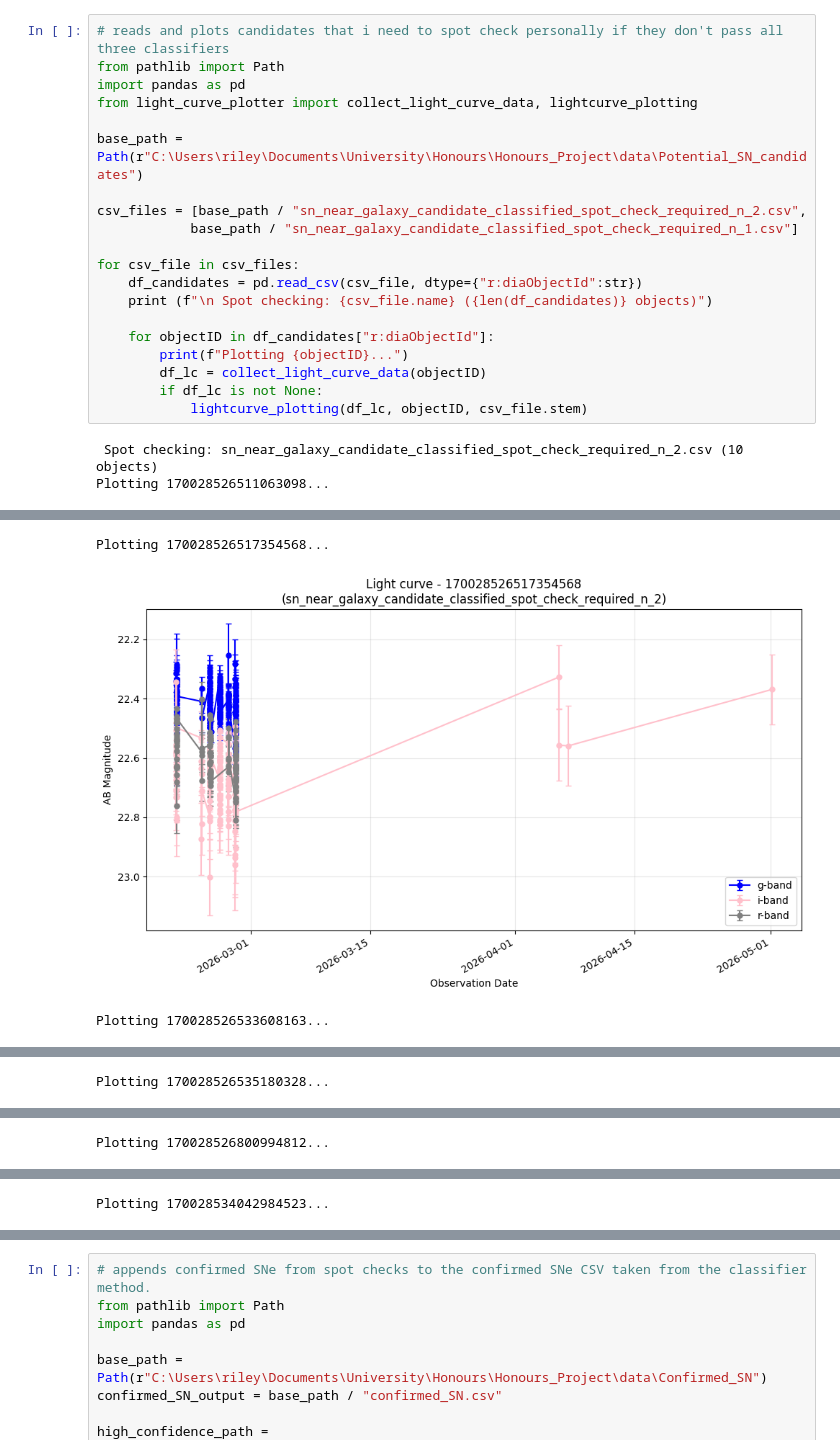
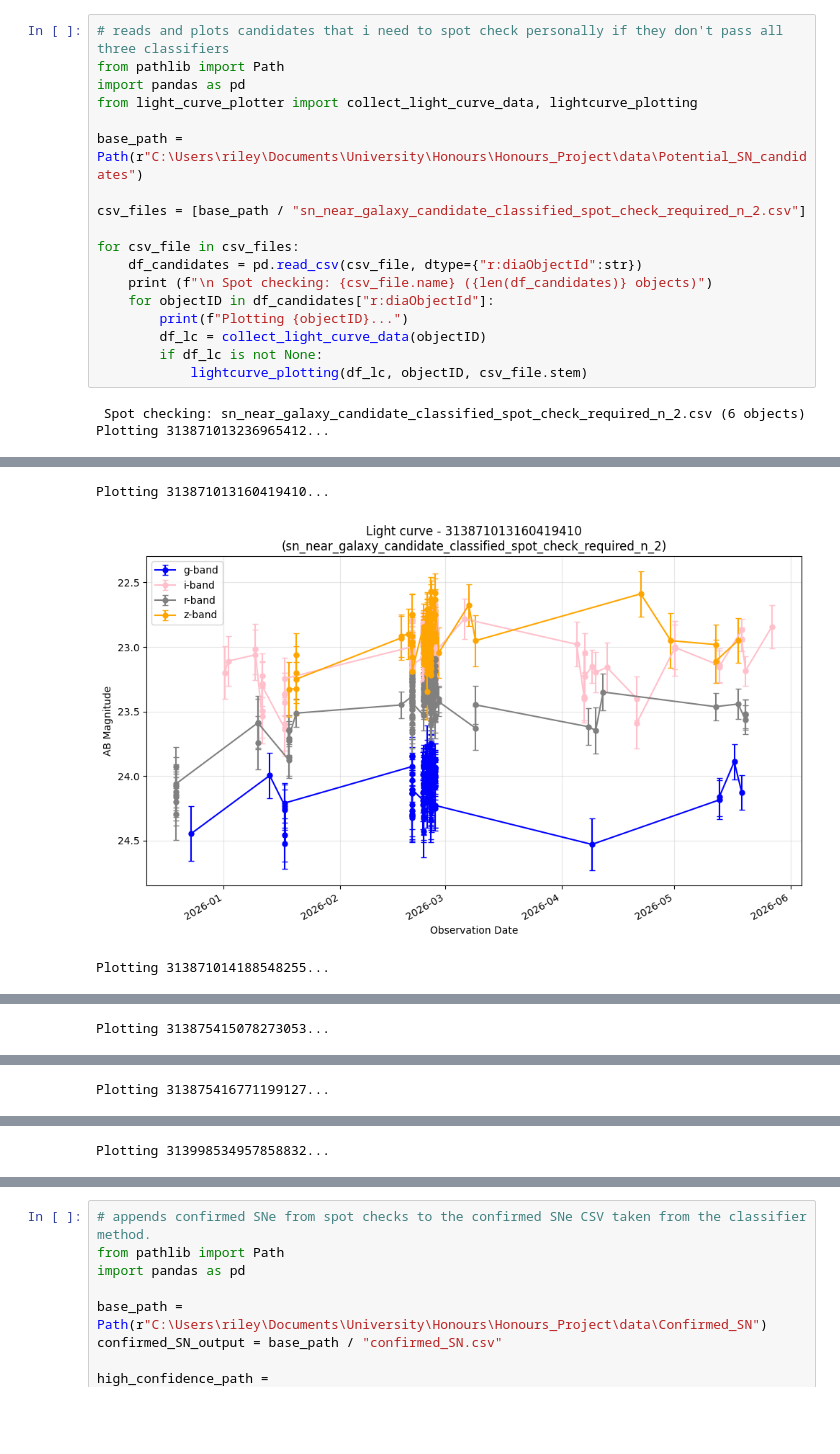
Before and after one commit to Webd0g/Honours_Project, a Jupyter notebook: src/Filtering_and_classification_pipeline/read_csv_files_manual_inspection.ipynb, the cells around one changed output, grey strips where cells are left out. Saved outputs shown, nothing was run; the diff lists cells and outputs as text; blank space fills up the shorter version.

```diff
--- a/src/Filtering_and_classification_pipeline/read_csv_files_manual_inspection.ipynb
+++ b/src/Filtering_and_classification_pipeline/read_csv_files_manual_inspection.ipynb
@@ -6,18 +6,16 @@ from light_curve_plotter import collect_light_curve_data, lightcurve_plotting
 
 base_path = Path(r"C:\Users\riley\Documents\University\Honours\Honours_Project\data\Potential_SN_candidates")
 
-csv_files = [base_path / "sn_near_galaxy_candidate_classified_spot_check_required_n_2.csv",
-            base_path / "sn_near_galaxy_candidate_classified_spot_check_required_n_1.csv"]
+csv_files = [base_path / "sn_near_galaxy_candidate_classified_spot_check_required_n_2.csv"]
 
 for csv_file in csv_files:
     df_candidates = pd.read_csv(csv_file, dtype={"r:diaObjectId":str})
     print (f"\n Spot checking: {csv_file.name} ({len(df_candidates)} objects)")
-
     for objectID in df_candidates["r:diaObjectId"]:
         print(f"Plotting {objectID}...")
         df_lc = collect_light_curve_data(objectID)
         if df_lc is not None:
             lightcurve_plotting(df_lc, objectID, csv_file.stem)
 # %% [output]
- Spot checking: sn_near_galaxy_candidate_classified_spot_check_required_n_2.csv (10 objects)
-Plotting 170028526511063098...
+ Spot checking: sn_near_galaxy_candidate_classified_spot_check_required_n_2.csv (6 objects)
+Plotting 313871013236965412...
@@ -25,3 +23,3 @@ Plotting 170028526511063098...
-Plotting 170028526517354568...
+Plotting 313871013160419410...
-[figure, old version]
+[figure, new version]
-Plotting 170028526533608163...
+Plotting 313871014188548255...
@@ -29 +27 @@ Plotting 170028526533608163...
-Plotting 170028526535180328...
+Plotting 313875415078273053...
@@ -31 +29 @@ Plotting 170028526535180328...
-Plotting 170028526800994812...
+Plotting 313875416771199127...
@@ -33 +31 @@ Plotting 170028526800994812...
-Plotting 170028534042984523...
+Plotting 313998534957858832...
```
Also changed, not shown: parts of 1 cell of this notebook, 10 other files.
